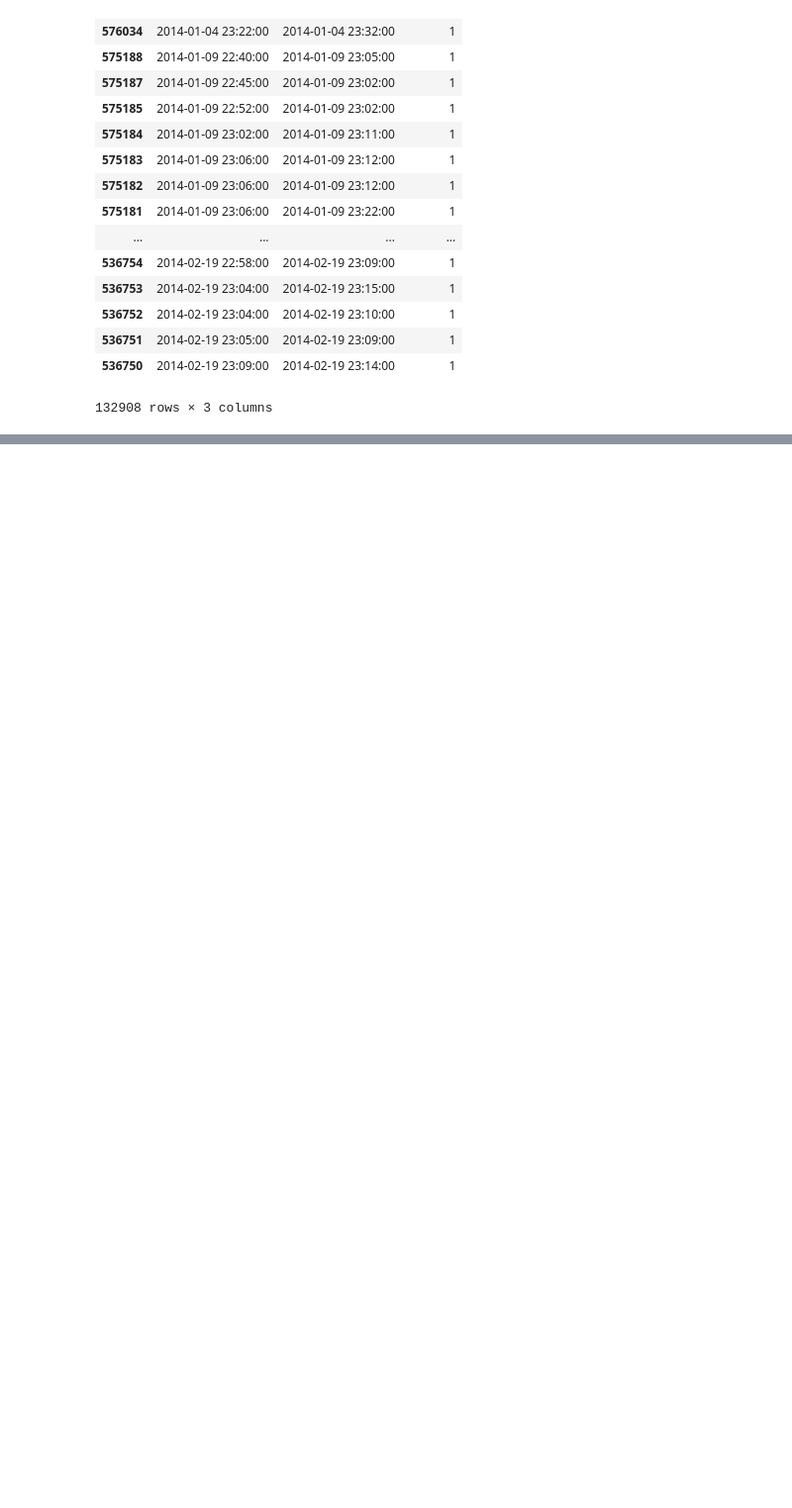
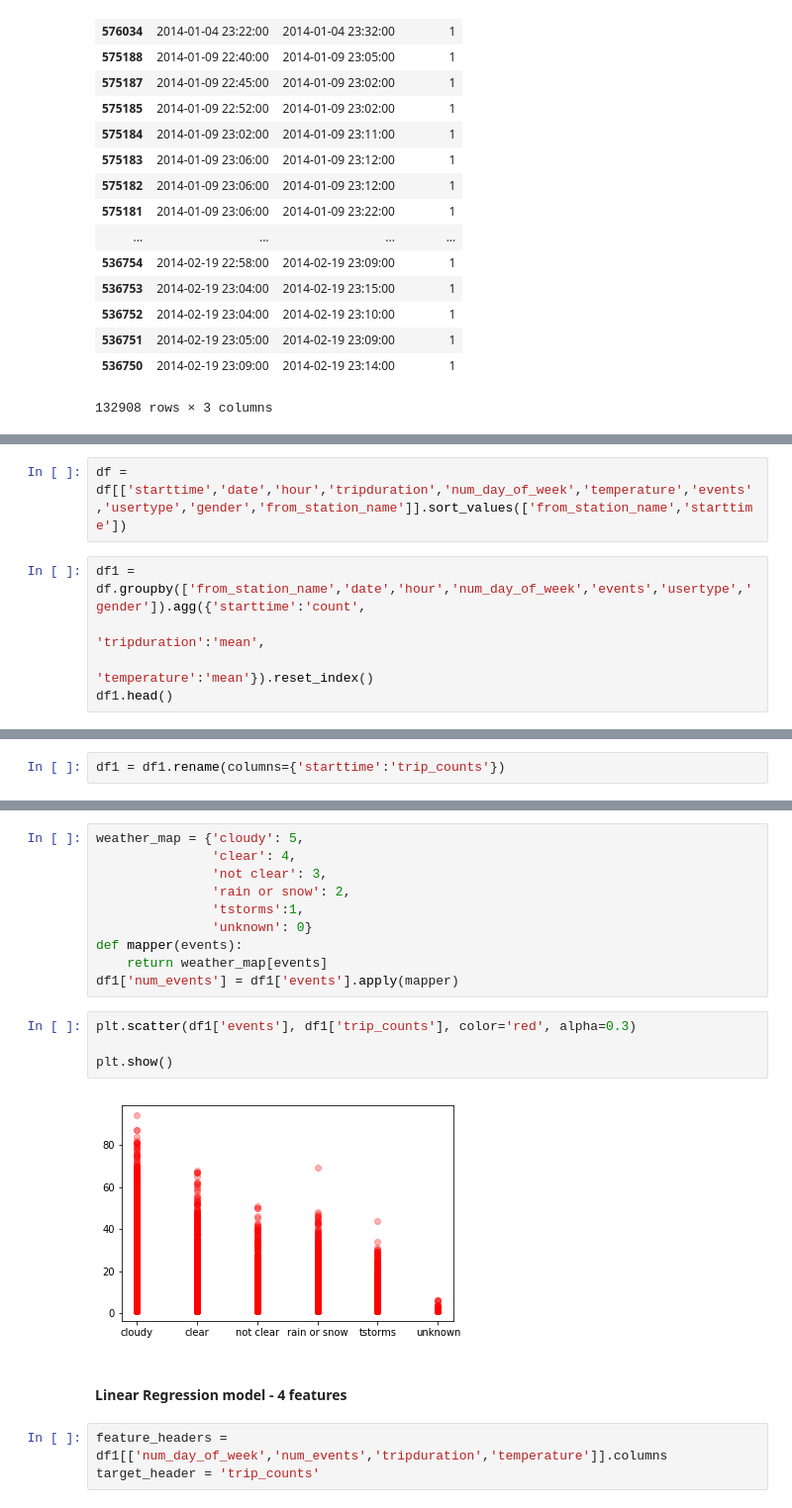
Before and after one commit to karahahn/Springboard_Capstone2, a Jupyter notebook: Capstone 2 Milestone 1.ipynb, the cells around one changed output, grey strips where cells are left out. Shown at 99% size. Cells and saved outputs as stored; diff of their text form; blank space fills up the shorter version.

Commit message:
linear regression

```diff
--- a/Capstone 2 Milestone 1.ipynb
+++ b/Capstone 2 Milestone 1.ipynb
@@ -891,0 +1044,7 @@ binary[binary['hour_23']==1][['starttime','stoptime','hour_23']]
+# %%
+df = df[['starttime','date','hour','tripduration','num_day_of_week','temperature','events','usertype','gender','from_station_name']].sort_values(['from_station_name','starttime'])
+# %%
+df1 = df.groupby(['from_station_name','date','hour','num_day_of_week','events','usertype','gender']).agg({'starttime':'count',
+                                                                                                  'tripduration':'mean',
+                                                                                                  'temperature':'mean'}).reset_index()
+df1.head()
@@ -891,0 +1058,2 @@ binary[binary['hour_23']==1][['starttime','stoptime','hour_23']]
+# %%
+df1 = df1.rename(columns={'starttime':'trip_counts'})
@@ -891,0 +1069,21 @@ binary[binary['hour_23']==1][['starttime','stoptime','hour_23']]
+# %%
+weather_map = {'cloudy': 5,
+               'clear': 4,
+               'not clear': 3,
+               'rain or snow': 2,
+               'tstorms':1,
+               'unknown': 0}
+def mapper(events):
+    return weather_map[events]
+df1['num_events'] = df1['events'].apply(mapper)
+# %%
+plt.scatter(df1['events'], df1['trip_counts'], color='red', alpha=0.3)
+
+plt.show()
+# %% [output]
+[figure, added]
+# %% [markdown]
+#### Linear Regression model - 4 features
+# %%
+feature_headers = df1[['num_day_of_week','num_events','tripduration','temperature']].columns
+target_header = 'trip_counts'
```
Also changed, not shown: parts of 42 cells of this notebook.
